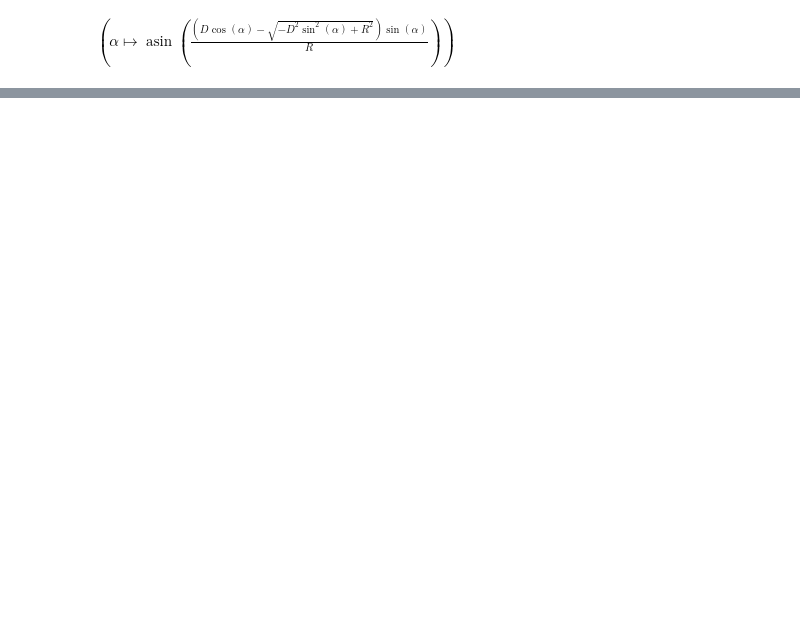
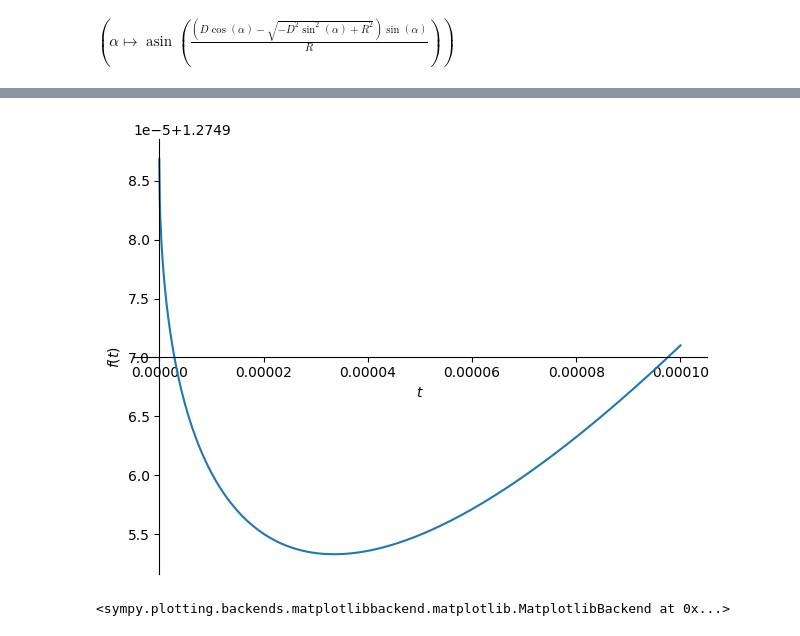
Before and after one commit to alvazi2/RelativisticIllumination, a Jupyter notebook: MoonSweep.ipynb, the cells around one changed output, grey strips where cells are left out. Drawn from its saved outputs; the diff is of its cells as text; code cells hidden in the pictures; blank space fills up the shorter version.

```diff
--- a/MoonSweep.ipynb
+++ b/MoonSweep.ipynb
@@ -69,0 +102,16 @@ $\displaystyle \left( \alpha \mapsto \operatorname{asin}{\left(\frac{\left(D \co
+# %%
+# Sweep dynamics
+sweepDuration = 1.0 # Sweep duration in seconds
+
+angularSpeed = 2 * alpha_maxMoon / sweepDuration  # sweep angular speed in rad/sec
+
+sweepAngle = Lambda(t, alpha_maxMoon - angularSpeed*t)
+# %%
+#
+arrivalTime = Lambda(t, t + pathLengthMoon(sweepAngle(t))/speedOfLight)
+# %%
+#
+plot(arrivalTime(t), (t, 0, sweepDuration/10000))
+# %% [output]
+[figure, added]
+<sympy.plotting.backends.matplotlibbackend.matplotlib.MatplotlibBackend at 0x...>
```
Also changed, not shown: parts of 6 cells of this notebook.
